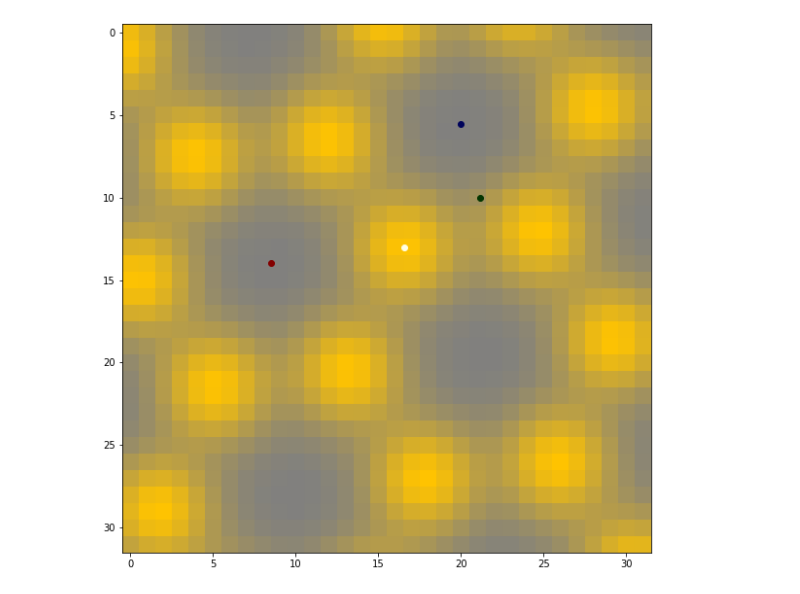
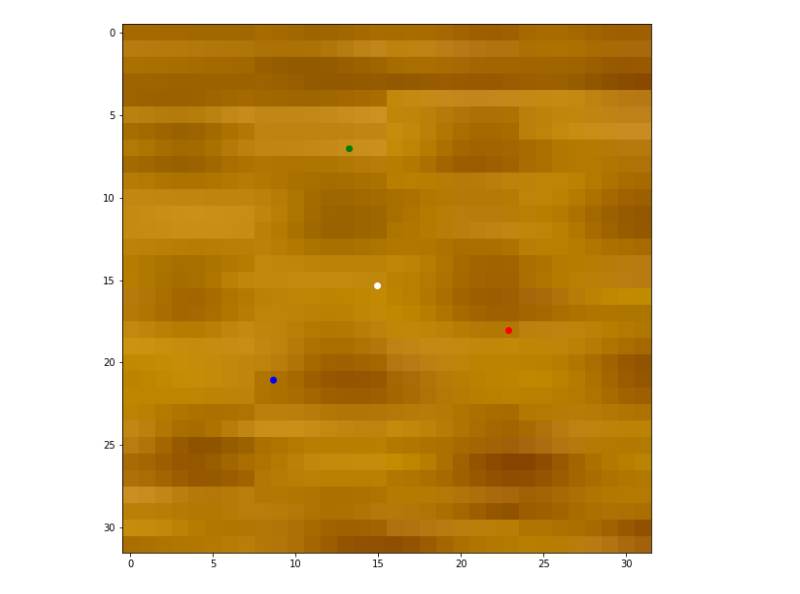
Before and after one commit to DanielMGlazer/HexogonalMLProject, a Jupyter notebook: Image predictions.ipynb, the cells around one changed output. Cells and saved outputs as stored; diff of their text form; code cells hidden in the pictures.

Commit message:
Prediction code works better now. Added more predictions

```diff
--- a/Image predictions.ipynb
+++ b/Image predictions.ipynb
@@ -110,11 +110,12 @@ center_atom_t,neighbors_t=split_label(test_labels)
 # %%
 prediction_plots_dir=os.path.join('Prediction_Plots',datetime.datetime.now().strftime("%m_%d"))
 
 fig = plt.figure(figsize = (10, 10))
 ax = plt.subplot(1,1,1)
-ax.imshow(test_im_arr/255)
-#plot_labels()
-plot_test_labels()
-#plt.savefig(os.path.join(prediction_plots_dir,"train_image_results_0_"+model_name))
+ax.imshow(im_arr)
+plot_labels()
+#plot_test_labels()
+#plt.savefig(os.path.join(prediction_plots_dir,"train_image_"+str(index)+"_"+model_name))
+#plt.savefig(os.path.join(prediction_plots_dir,"real_image_test_3_"+model_name))
 # %% [output]
-[figure, old version]
+[figure, new version]
```
Also changed, not shown: parts of 11 cells of this notebook, 8 other files.
